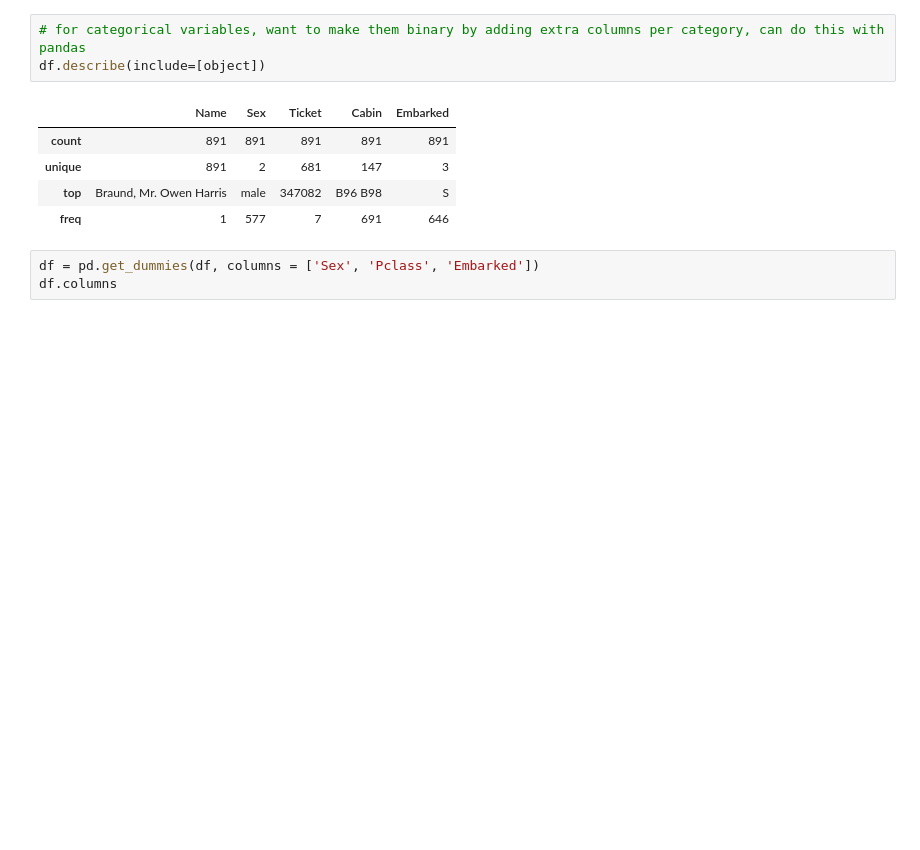
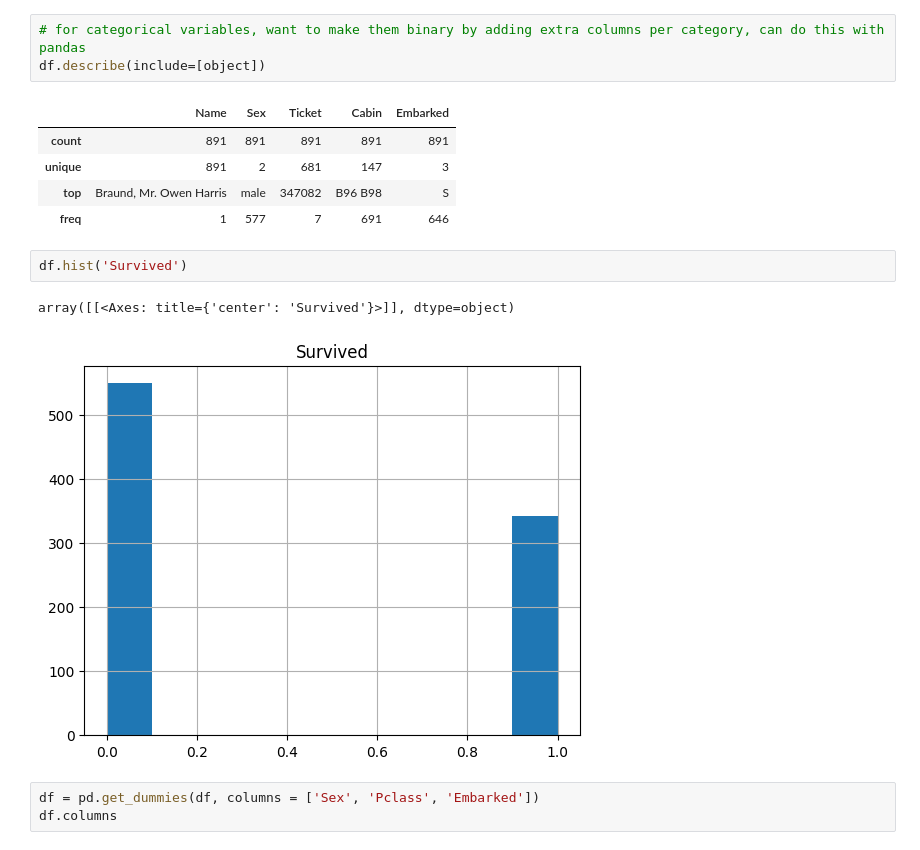
Before and after one commit to Sina-Haz/fastai-kaggle, a Jupyter notebook: Titanic.ipynb, the cells around one changed output. Drawn from its saved outputs; the diff is of its cells as text; blank space fills up the shorter version.

```diff
--- a/Titanic.ipynb
+++ b/Titanic.ipynb
@@ -114,6 +114,11 @@ df.describe(include=[object])
 | unique | 891 | 2 | 681 | 147 | 3 |
 | top | Braund, Mr. Owen Harris | male | 347082 | B96 B98 | S |
 | freq | 1 | 577 | 7 | 691 | 646 |
+# %%
+df.hist('Survived')
+# %% [output]
+array([[<Axes: title={'center': 'Survived'}>]], dtype=object)
+[figure, added]
 # %%
 df = pd.get_dummies(df, columns = ['Sex', 'Pclass', 'Embarked'])
 df.columns
```
Also changed, not shown: parts of 64 cells of this notebook.
